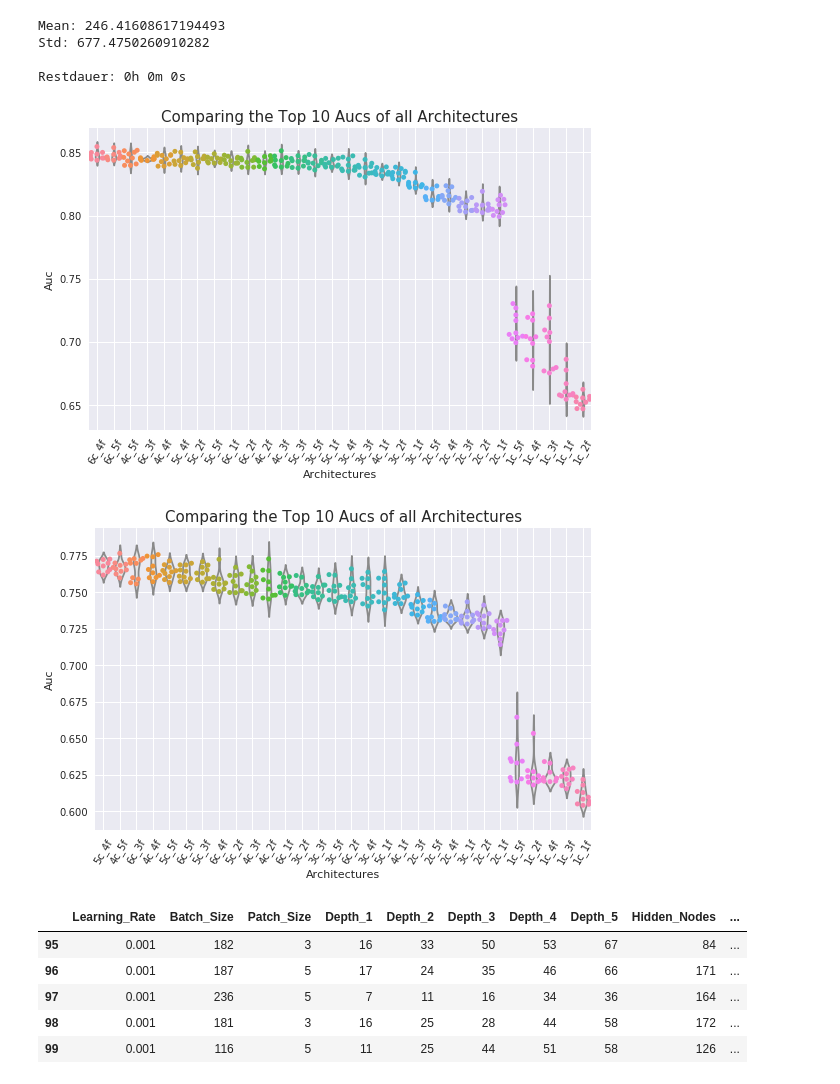
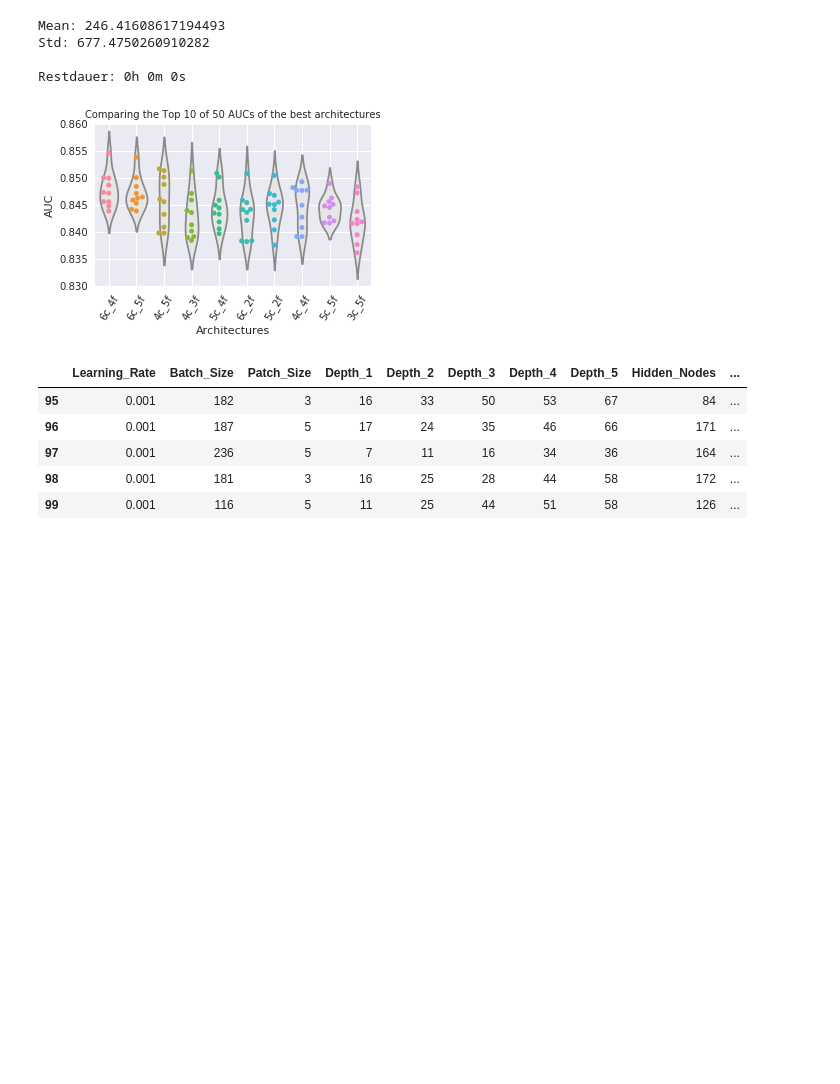
Before and after one commit to JMBehnken/Gamma_Hadron_Separation_With_Deep_Learning_for_the_First_G-APD_Cherenkov_Telescope, a Jupyter notebook: 07_make_FACT/python_files/Architecture_comparison/Architecture_comparison.ipynb, the cells around one changed output. Saved outputs shown, nothing was run; the diff lists cells and outputs as text; code cells hidden in the pictures; blank space fills up the shorter version.

```diff
--- a/07_make_FACT/python_files/Architecture_comparison/Architecture_comparison.ipynb
+++ b/07_make_FACT/python_files/Architecture_comparison/Architecture_comparison.ipynb
@@ -132,38 +132,41 @@ Restdauer: 0h 0m 0s
 # %%
 import seaborn as sns
 
-for title in titles:
+path_build = '/home/jbehnken/07_make_FACT/build/'
+
+for title in titles[:1]:
     comparison_names = []
     comparison_auc = []
     for folder in folders:
         architecture =  folder.split('_')[-1]
         c = architecture.count('c')
         f = architecture.count('f')
 
         name_new = str(c)+'c_'+str(f)+'f'
         comparison_names.append(name_new)
 
 
         df = pd.read_csv(os.path.join(folder, architecture+'_Hyperparameter.csv'))
         comparison_auc.append(df[df['Title']==title].sort_values(by='Auc', ascending=False).head(10)['Auc'].values.tolist())
 
 
     df_plot = pd.DataFrame(np.array(comparison_auc).T, columns=comparison_names)
-    df_plot = df_plot[df_plot.mean().sort_values(ascending=False).index]
+    df_plot = df_plot[df_plot.max().sort_values(ascending=False).index]
 
-    df_swarm = pd.melt(df_plot)
-    df_swarm.columns = ['Architectures', 'Auc']
+    df_swarm = pd.melt(df_plot)[:100]
+    df_swarm.columns = ['Architectures', 'AUC']
     sns.set(style='darkgrid', font='DejaVu Sans')
-    plt.title('Comparing the Top 10 Aucs of all Architectures', fontsize=15)
-    sns.violinplot(x="Architectures", y="Auc", data=df_swarm, inner=None, color=".9")
-    sns.swarmplot(x="Architectures", y="Auc", data=df_swarm)
+    plt.figure(figsize=(5, 3.5))
+    plt.title('Comparing the Top 10 of 50 AUCs of the best architectures', fontsize=10)
+    sns.violinplot(x="Architectures", y="AUC", data=df_swarm, inner=None, color=".9")
+    sns.swarmplot(x="Architectures", y="AUC", data=df_swarm)
     plt.xticks(rotation=60)
     plt.grid(axis='x')
     plt.tight_layout()
+    plt.savefig(path_build+'Best_denoised_architectures.pdf')
     plt.show()
 # %% [output]
-[figure, old version]
+[figure, new version]
-[figure, removed]
 # %%
 for part in df_plot.columns[0].split('_'):
     if 'c' in part:
```
Also changed, not shown: 1 other file.
